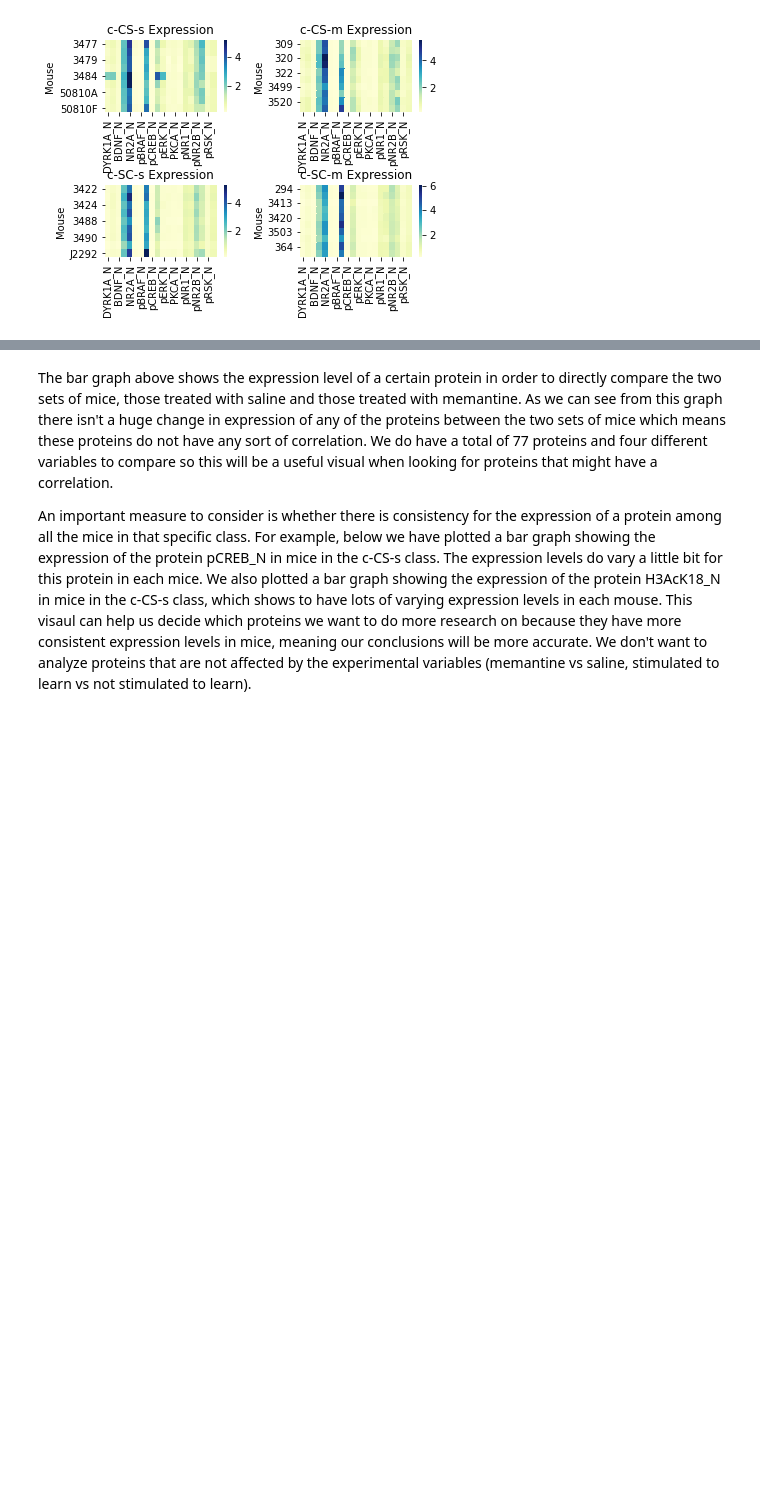
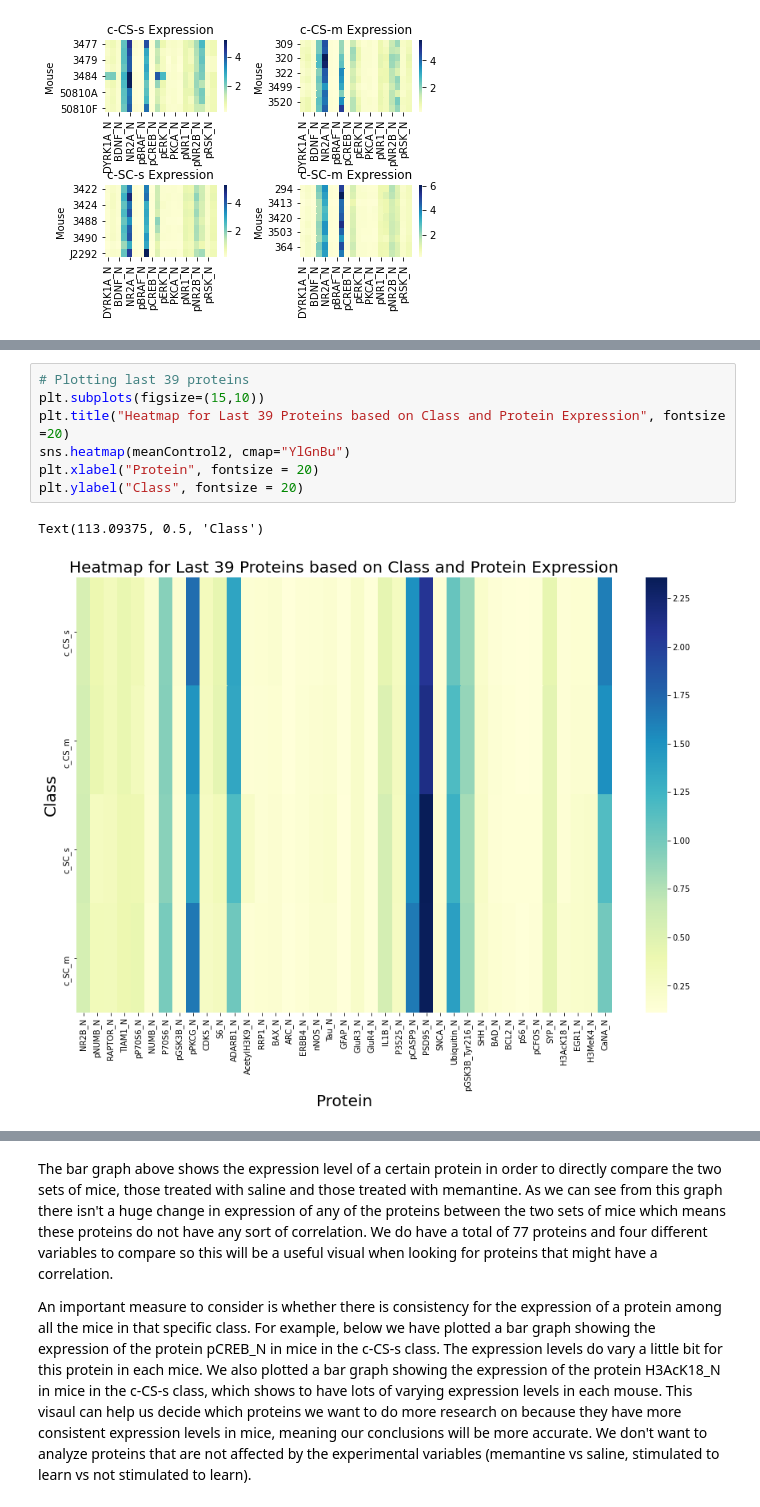
Before and after one commit to prinaldi3/prinaldi3.github.io, a Jupyter notebook: Mice Protein Expression Data-3.ipynb, the cells around one changed output, grey strips where cells are left out. Cells and saved outputs as stored; diff of their text form; blank space fills up the shorter version.

```diff
--- a/Mice Protein Expression Data-3.ipynb
+++ b/Mice Protein Expression Data-3.ipynb
@@ -278,0 +279,10 @@ Text(0.5, 0, 'Protein Expression Level')
+# %%
+# Plotting last 39 proteins
+plt.subplots(figsize=(15,10))
+plt.title("Heatmap for Last 39 Proteins based on Class and Protein Expression", fontsize =20)
+sns.heatmap(meanControl2, cmap="YlGnBu")
+plt.xlabel("Protein", fontsize = 20)
+plt.ylabel("Class", fontsize = 20)
+# %% [output]
+Text(113.09375, 0.5, 'Class')
+[figure, added]
```
Also changed, not shown: parts of 40 cells of this notebook.
